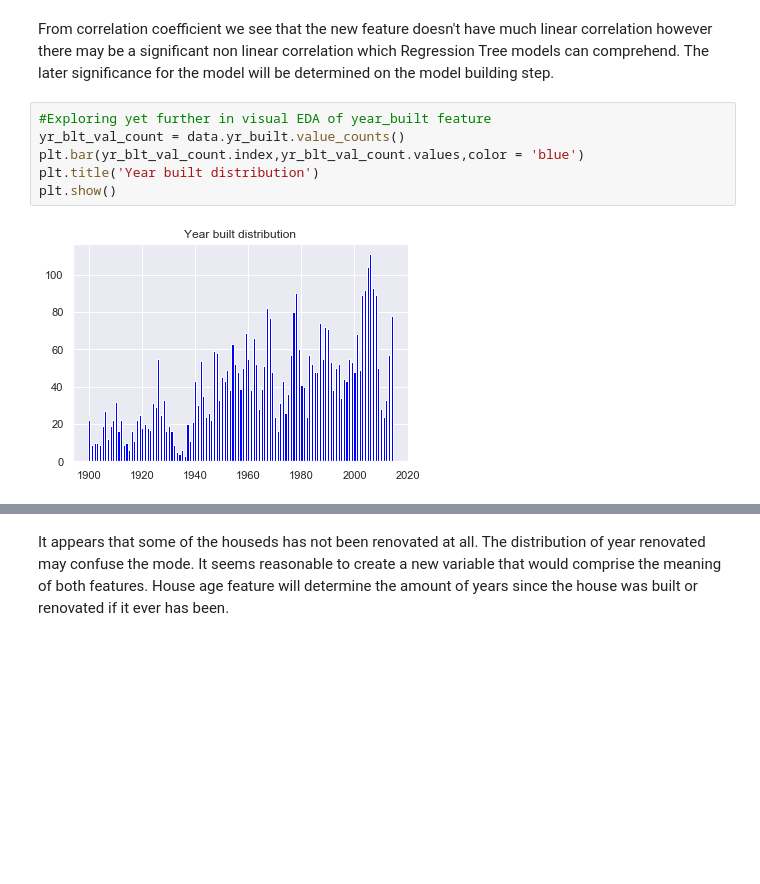
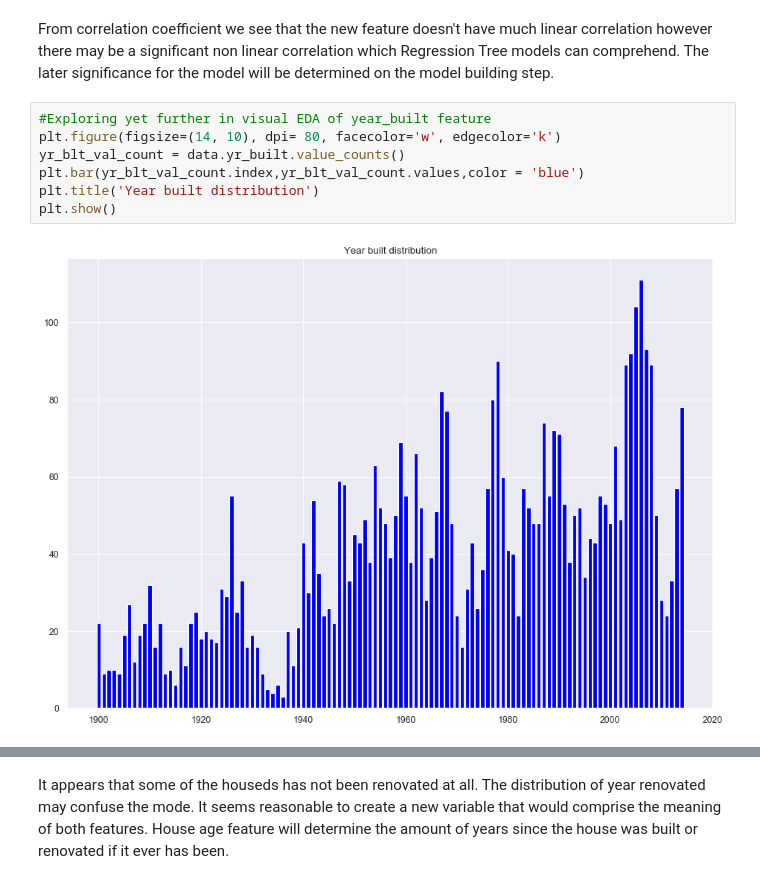
Before and after one commit to oleh-sorokin/House_prices, a Jupyter notebook: House_prices_prediction.ipynb, the cells around one changed output, grey strips where cells are left out. Saved outputs shown, nothing was run; the diff lists cells and outputs as text; blank space fills up the shorter version.

```diff
--- a/House_prices_prediction.ipynb
+++ b/House_prices_prediction.ipynb
@@ -136,11 +152,12 @@ SyntaxError: invalid syntax (<ipython-input-115-3d7ae38328d3>, line 9)
 From correlation coefficient we see that the new feature doesn't have much linear correlation however there may be a significant non linear correlation which Regression Tree models can comprehend. The later significance for the model will be determined on the model building step.
 # %%
 #Exploring yet further in visual EDA of year_built feature
+plt.figure(figsize=(14, 10), dpi= 80, facecolor='w', edgecolor='k')
 yr_blt_val_count = data.yr_built.value_counts()
 plt.bar(yr_blt_val_count.index,yr_blt_val_count.values,color = 'blue')
 plt.title('Year built distribution')
 plt.show()
 # %% [output]
-[figure, old version]
+[figure, new version]
 # %%
 #Year renovated visualization
```
Also changed, not shown: parts of 44 cells of this notebook.
